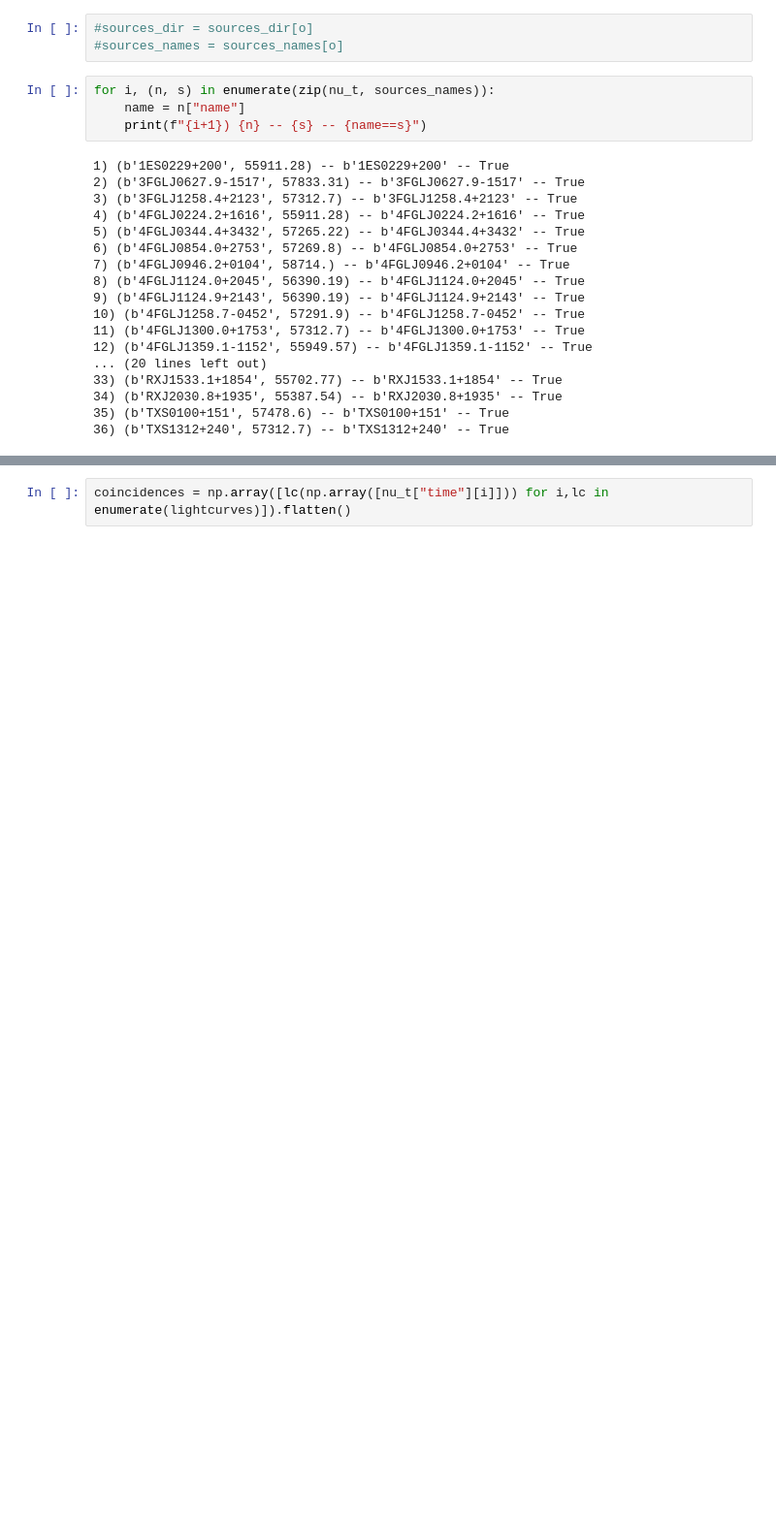
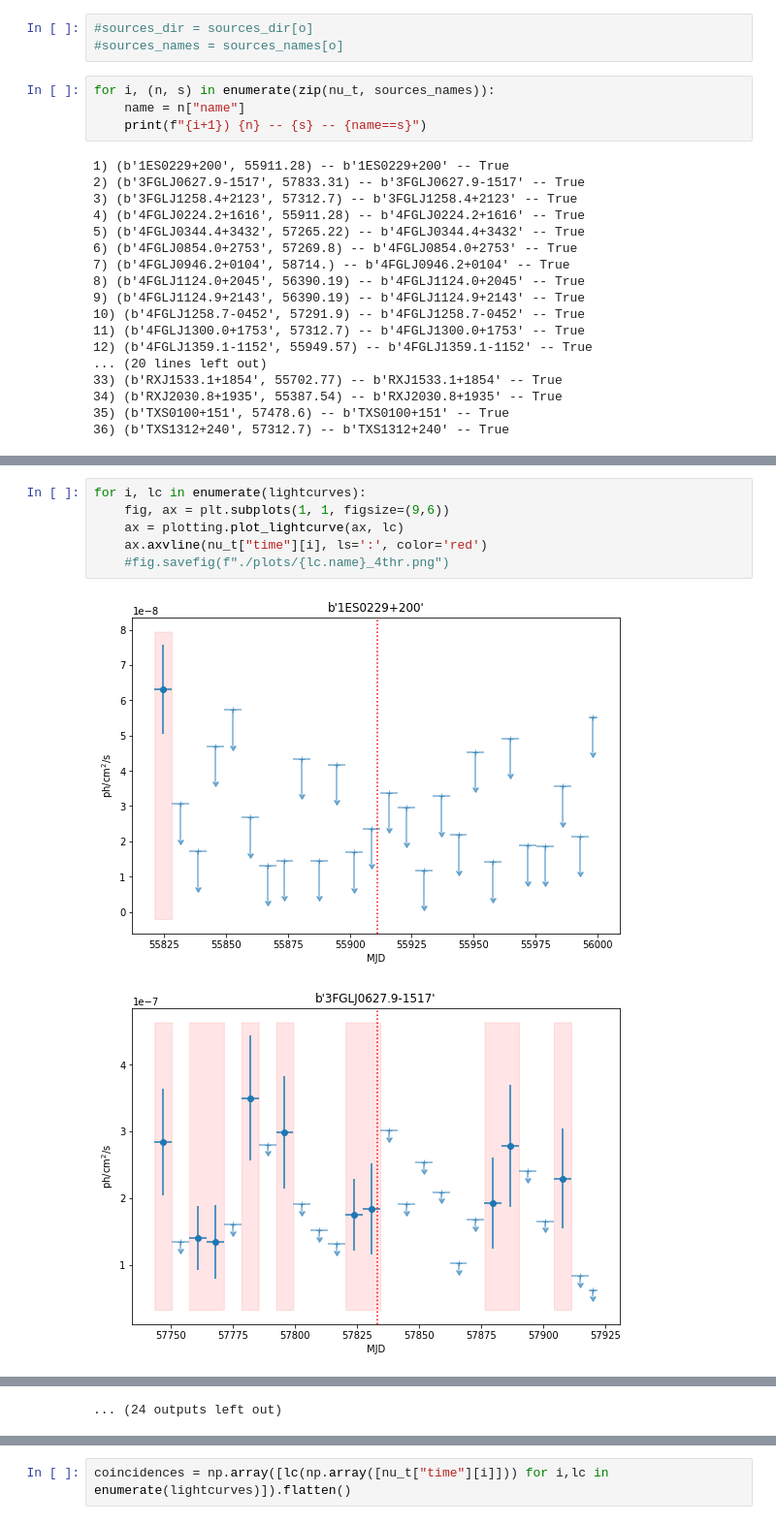
Before and after one commit to aturcati/nu_sources_time_coinc, a Jupyter notebook: notebooks/Analysis.ipynb, the cells around one changed output, grey strips where cells are left out. Shown: that part at 97% size. Drawn from its saved outputs; the diff is of its cells as text; blank space fills up the shorter version.

```diff
--- a/notebooks/Analysis.ipynb
+++ b/notebooks/Analysis.ipynb
@@ -82,2 +90,11 @@ for i, s in enumerate(sources_dir):
 
 lightcurves = np.array(lightcurves)
+# %%
+for i, lc in enumerate(lightcurves):
+    fig, ax = plt.subplots(1, 1, figsize=(9,6))
+    ax = plotting.plot_lightcurve(ax, lc)
+    ax.axvline(nu_t["time"][i], ls=':', color='red')
+    #fig.savefig(f"./plots/{lc.name}_4thr.png")
+# %% [output]
+[figure, added]
+[figure, added]
@@ -84,3 +111,4 @@ lightcurves = np.array(lightcurves)
+... (24 outputs left out)
 # %%
 fig, ax = plt.subplots(len(lightcurves), 1, figsize=(9,len(lightcurves)*6))
 
```
Also changed, not shown: parts of 35 cells of this notebook.
